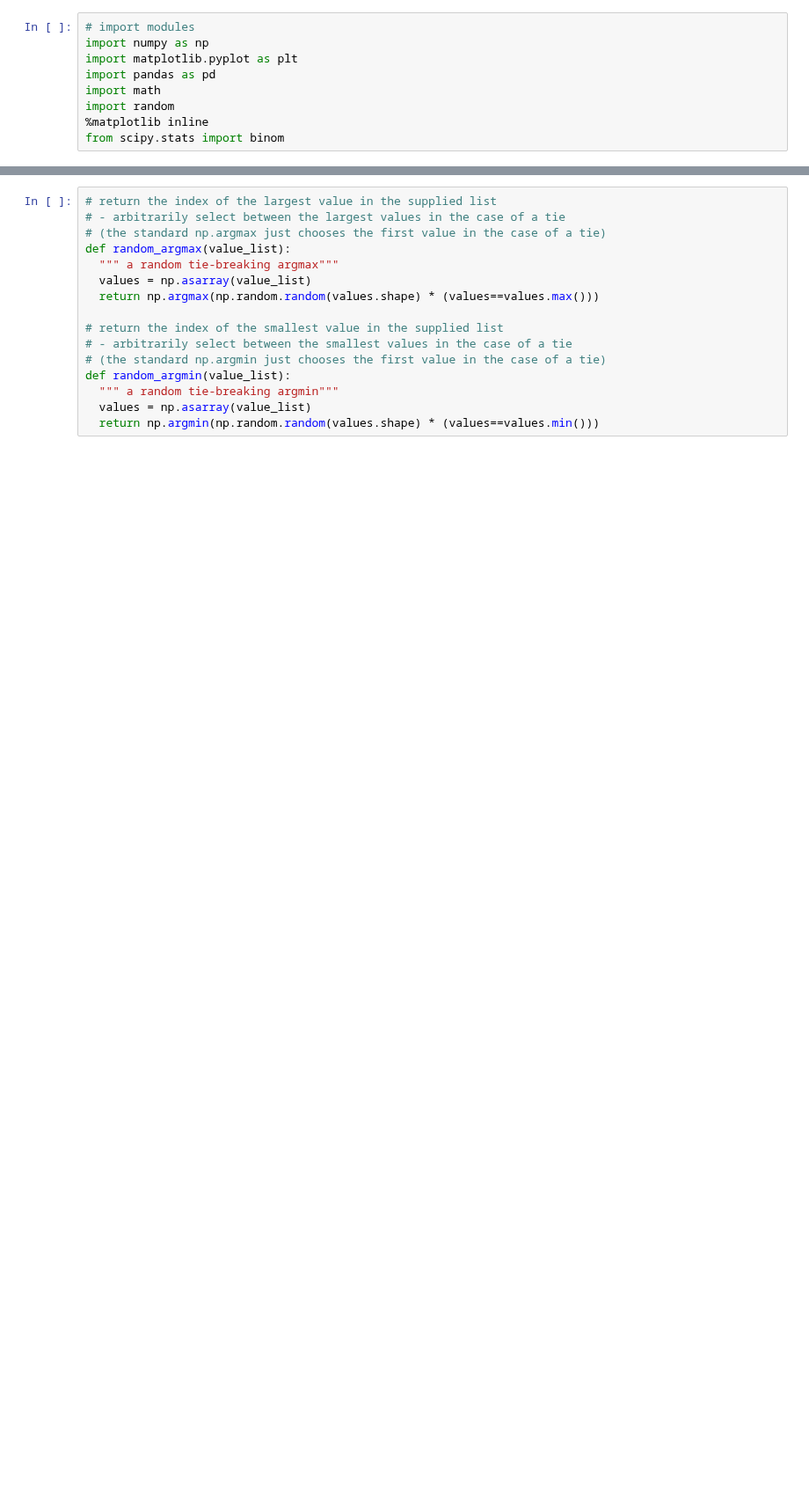
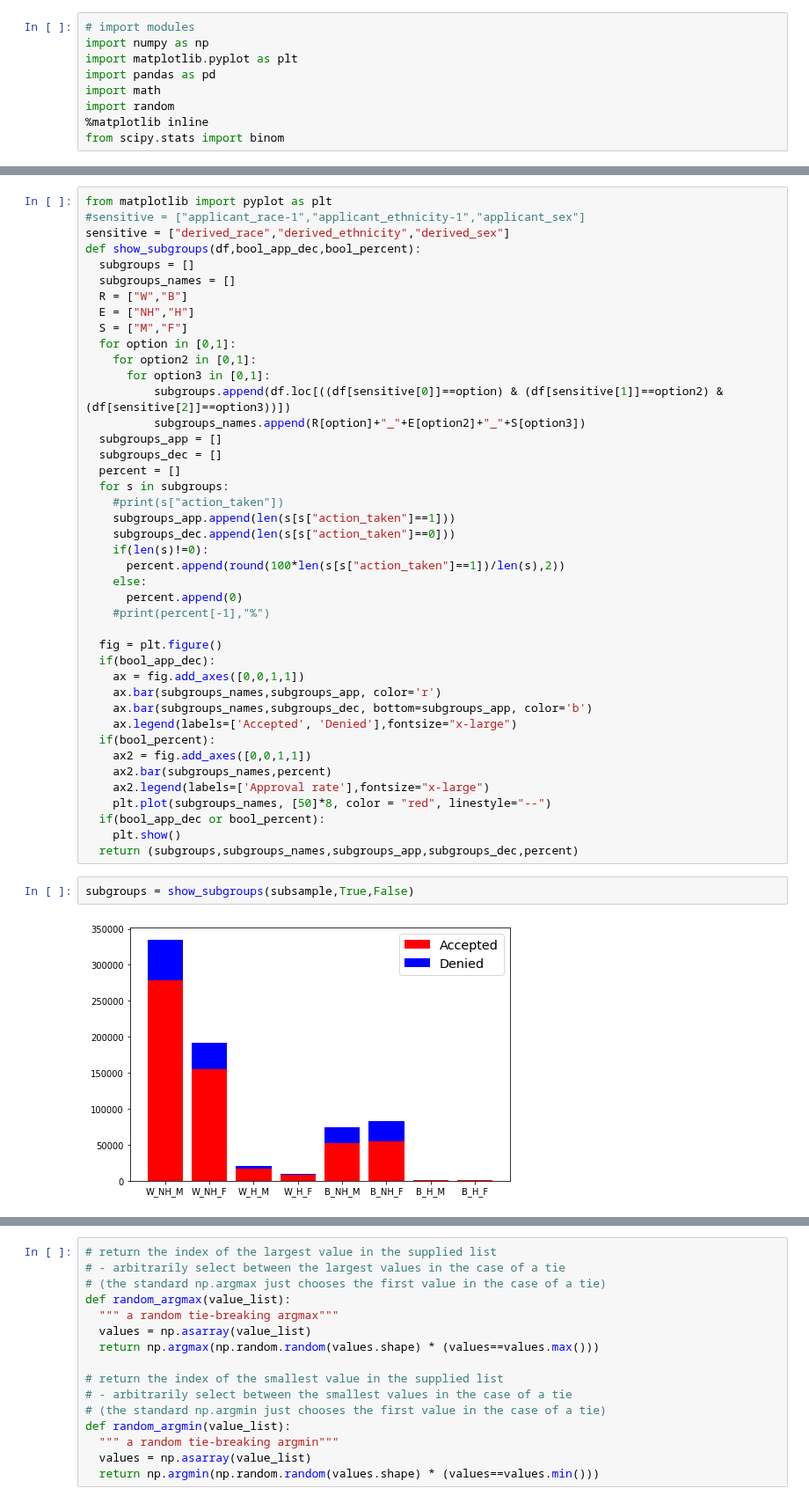
Before and after one commit to quimHM/QHM_TFG_repository, a Jupyter notebook: MAB_sim.ipynb, the cells around one changed output, grey strips where cells are left out. Shown at 88% size. Drawn from its saved outputs; the diff is of its cells as text; blank space fills up the shorter version.

```diff
--- a/MAB_sim.ipynb
+++ b/MAB_sim.ipynb
@@ -16,0 +74,46 @@ from scipy.stats import binom
+# %%
+from matplotlib import pyplot as plt
+#sensitive = ["applicant_race-1","applicant_ethnicity-1","applicant_sex"]
+sensitive = ["derived_race","derived_ethnicity","derived_sex"]
+def show_subgroups(df,bool_app_dec,bool_percent):
+  subgroups = []
+  subgroups_names = []
+  R = ["W","B"]
+  E = ["NH","H"]
+  S = ["M","F"]
+  for option in [0,1]:
+    for option2 in [0,1]:
+      for option3 in [0,1]:
+          subgroups.append(df.loc[((df[sensitive[0]]==option) & (df[sensitive[1]]==option2) & (df[sensitive[2]]==option3))])
+          subgroups_names.append(R[option]+"_"+E[option2]+"_"+S[option3])
+  subgroups_app = []
+  subgroups_dec = []
+  percent = []
+  for s in subgroups:
+    #print(s["action_taken"])
+    subgroups_app.append(len(s[s["action_taken"]==1]))
+    subgroups_dec.append(len(s[s["action_taken"]==0]))
+    if(len(s)!=0):
+      percent.append(round(100*len(s[s["action_taken"]==1])/len(s),2))
+    else:
+      percent.append(0)
+    #print(percent[-1],"%")
+
+  fig = plt.figure()
+  if(bool_app_dec):
+    ax = fig.add_axes([0,0,1,1])
+    ax.bar(subgroups_names,subgroups_app, color='r')
+    ax.bar(subgroups_names,subgroups_dec, bottom=subgroups_app, color='b')
+    ax.legend(labels=['Accepted', 'Denied'],fontsize="x-large")
+  if(bool_percent):
+    ax2 = fig.add_axes([0,0,1,1])
+    ax2.bar(subgroups_names,percent)
+    ax2.legend(labels=['Approval rate'],fontsize="x-large")
+    plt.plot(subgroups_names, [50]*8, color = "red", linestyle="--")
+  if(bool_app_dec or bool_percent):
+    plt.show()
+  return (subgroups,subgroups_names,subgroups_app,subgroups_dec,percent)
+# %%
+subgroups = show_subgroups(subsample,True,False)
+# %% [output]
+[figure, added]
```
Also changed, not shown: parts of 133 cells of this notebook.
